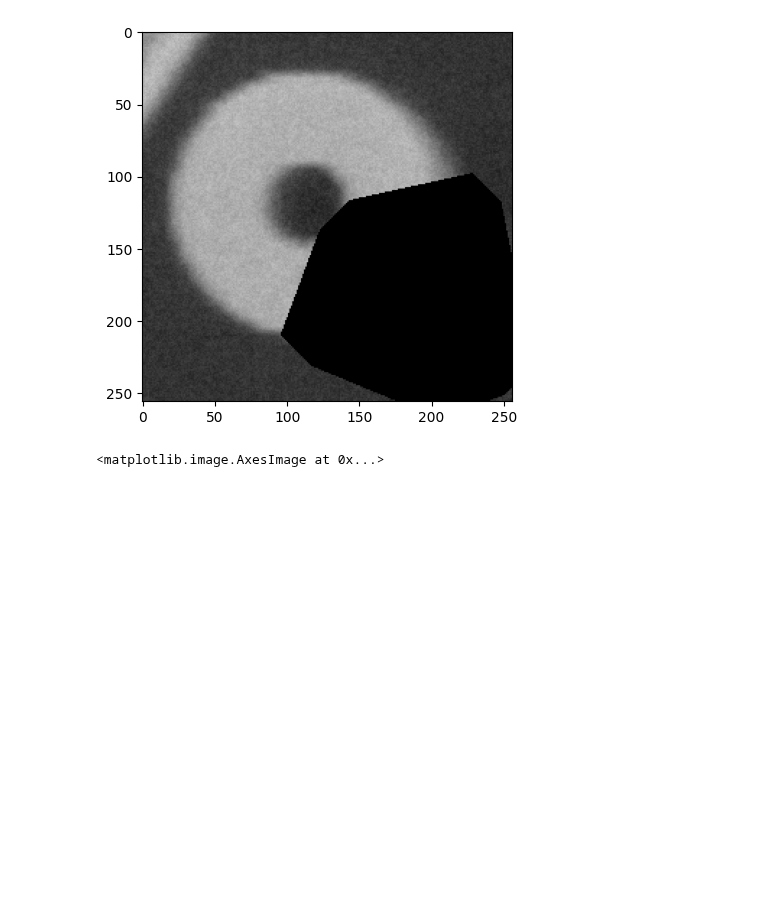
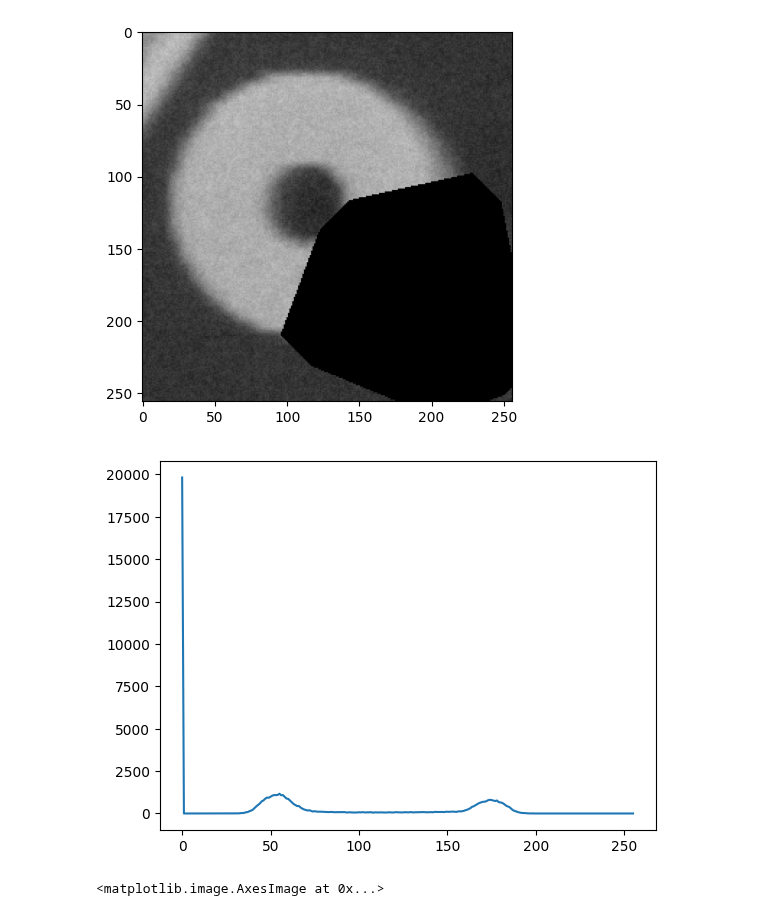
Before and after one commit to pukinidev/TalleresImagenes, a Jupyter notebook: Taller1/Punto2.ipynb, the cells around one changed output. Saved outputs shown, nothing was run; the diff lists cells and outputs as text; code cells hidden in the pictures; blank space fills up the shorter version.

```diff
--- a/Taller1/Punto2.ipynb
+++ b/Taller1/Punto2.ipynb
@@ -77,6 +83,12 @@ plt.imshow(sub_image)
 # %% [output]
 <matplotlib.image.AxesImage at 0x...>
 [figure]
+# %%
+hist = cv2.calcHist([sub_image], [0], None, [256], [0,256])
+plt.plot(hist)
+plt.show()
+# %% [output]
+[figure, added]
 # %%
 sub_image =  cv2.subtract(spot, rondelle)
 # %%
```
Also changed, not shown: parts of 5 cells of this notebook, 3 other files.
